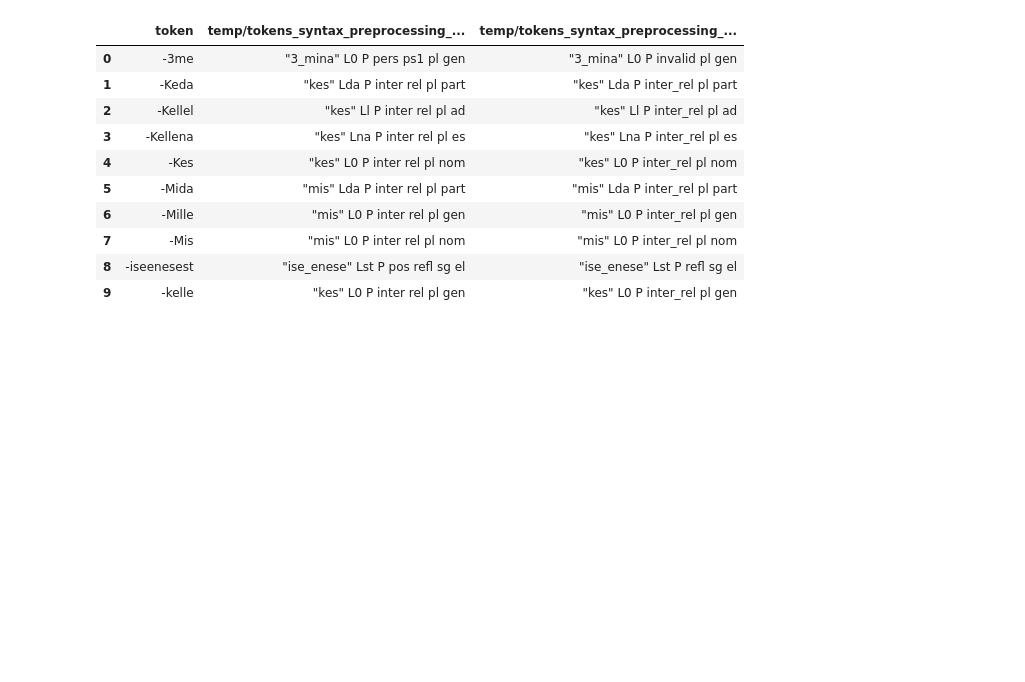
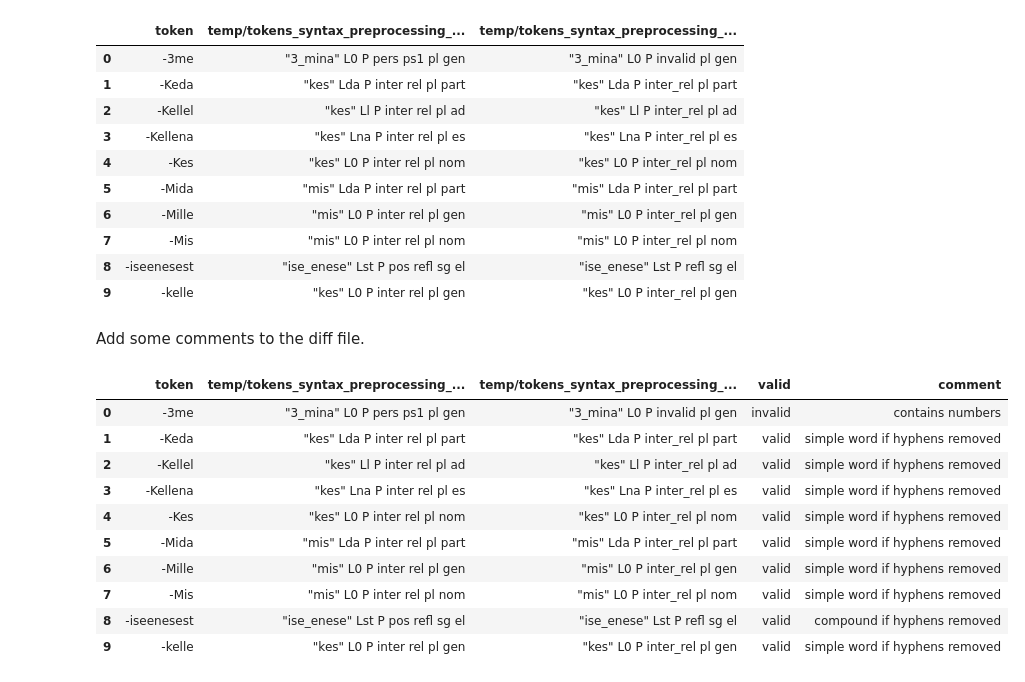
Before and after one commit to estnltk/koondkorpus-experiments, a Jupyter notebook: syntax_preprocessing_diff/syntax_preprocessing_diff.ipynb, the cells around one changed output. Saved outputs shown, nothing was run; the diff lists cells and outputs as text; code cells hidden in the pictures; blank space fills up the shorter version.

Commit message:
PronounTypeRewriter diff table with comments

```diff
--- a/syntax_preprocessing_diff/syntax_preprocessing_diff.ipynb
+++ b/syntax_preprocessing_diff/syntax_preprocessing_diff.ipynb
@@ -370,3 +369,55 @@ There are 6112 tokens processed differently. First 10:
 | 7 | -Mis | "mis" L0 P inter rel pl nom | "mis" L0 P inter_rel pl nom |
 | 8 | -iseenesest | "ise_enese" Lst P pos refl sg el | "ise_enese" Lst P refl sg el |
 | 9 | -kelle | "kes" L0 P inter rel pl gen | "kes" L0 P inter_rel pl gen |
+# %% [markdown]
+Add some comments to the diff file.
+# %%
+from estnltk.vabamorf import morf
+
+df = pandas.DataFrame.from_csv('results/diff_7a20b15_d9f8cae.csv', index_col=None)
+comments = []
+valid = []
+for token, a in zip(df['token'], df['temp/tokens_syntax_preprocessing_d9f8cae.json']):
+    if 'invalid' in a:
+        # pronoun_type on invalid
+        valid.append('invalid')
+    else:
+        valid.append('valid')
+    if token.isalpha():
+        # sõne koosneb ainult tähtedest
+        comments.append('letters only')
+        continue
+    if any(c.isnumeric() for c in token):
+        # sõne sisaldab numbrit
+        comments.append('contains numbers')
+        continue
+    token_wo_hyphen = token.replace('-', '')
+    if token_wo_hyphen.isalpha():
+        # sõne pärast sidekriipsude eemaldamist koosneb ainult tähtedest
+        if len(morf.analyze([token_wo_hyphen])[0]['analysis'][0]['root_tokens']) == 1:
+            # ei ole liitsõna, vaatame ainult esimest analüüsi
+            comments.append('simple word if hyphens removed')
+        else:
+            # on liitsõna
+            comments.append('compound if hyphens removed')
+        token_wo_hyphen
+        continue
+    comments.append('other')
+
+df['valid'] = valid
+df['comment'] = comments
+
+df.to_csv('results/diff_7a20b15_d9f8cae_with_comments.csv', index=False)
+df[:10]
+# %% [output]
+|  | token | temp/tokens_syntax_preprocessing_... | temp/tokens_syntax_preprocessing_... | valid | comment |
+| 0 | -3me | "3_mina" L0 P pers ps1 pl gen | "3_mina" L0 P invalid pl gen | invalid | contains numbers |
+| 1 | -Keda | "kes" Lda P inter rel pl part | "kes" Lda P inter_rel pl part | valid | simple word if hyphens removed |
+| 2 | -Kellel | "kes" Ll P inter rel pl ad | "kes" Ll P inter_rel pl ad | valid | simple word if hyphens removed |
+| 3 | -Kellena | "kes" Lna P inter rel pl es | "kes" Lna P inter_rel pl es | valid | simple word if hyphens removed |
+| 4 | -Kes | "kes" L0 P inter rel pl nom | "kes" L0 P inter_rel pl nom | valid | simple word if hyphens removed |
+| 5 | -Mida | "mis" Lda P inter rel pl part | "mis" Lda P inter_rel pl part | valid | simple word if hyphens removed |
+| 6 | -Mille | "mis" L0 P inter rel pl gen | "mis" L0 P inter_rel pl gen | valid | simple word if hyphens removed |
+| 7 | -Mis | "mis" L0 P inter rel pl nom | "mis" L0 P inter_rel pl nom | valid | simple word if hyphens removed |
+| 8 | -iseenesest | "ise_enese" Lst P pos refl sg el | "ise_enese" Lst P refl sg el | valid | compound if hyphens removed |
+| 9 | -kelle | "kes" L0 P inter rel pl gen | "kes" L0 P inter_rel pl gen | valid | simple word if hyphens removed |
```
Also changed, not shown: parts of 1 cell of this notebook, 1 other file.
